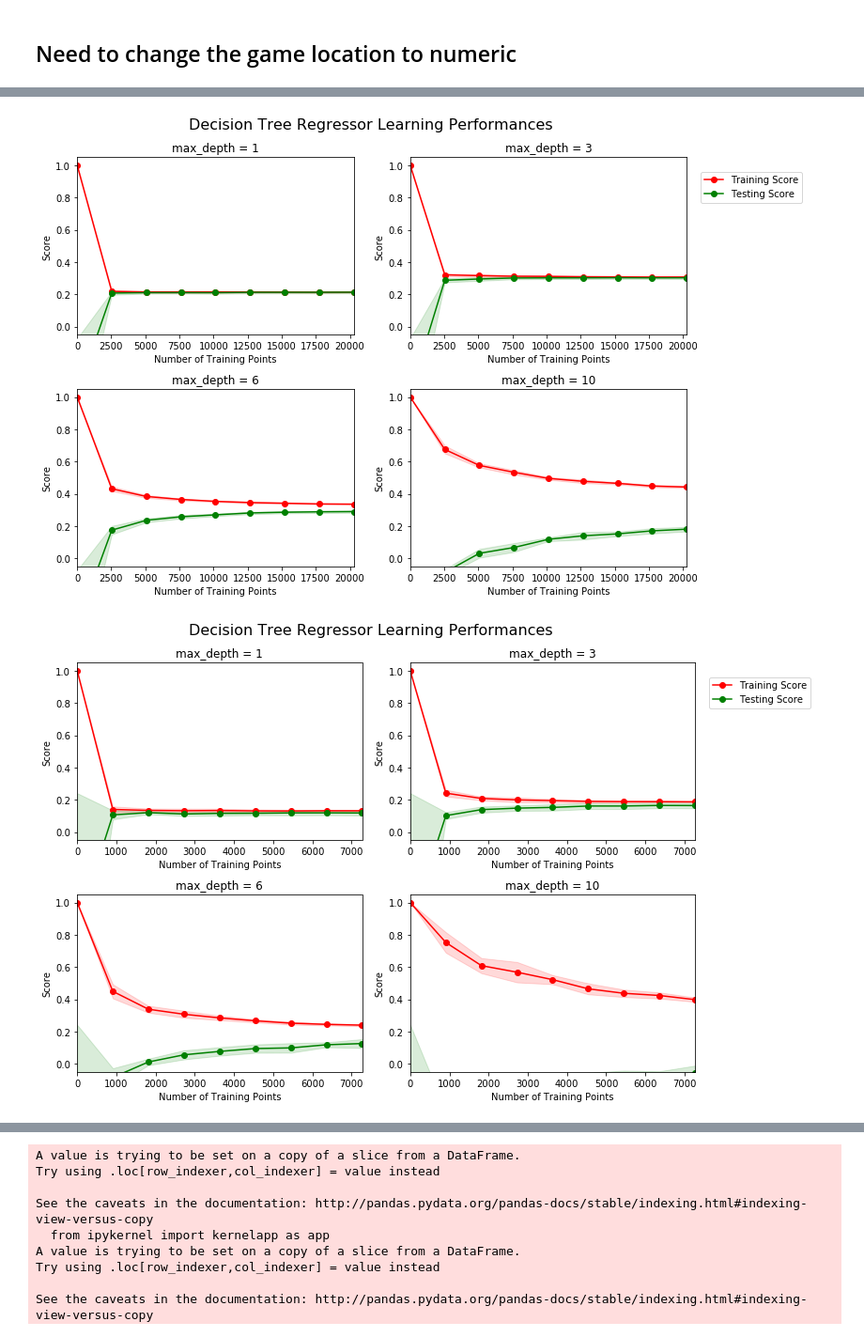
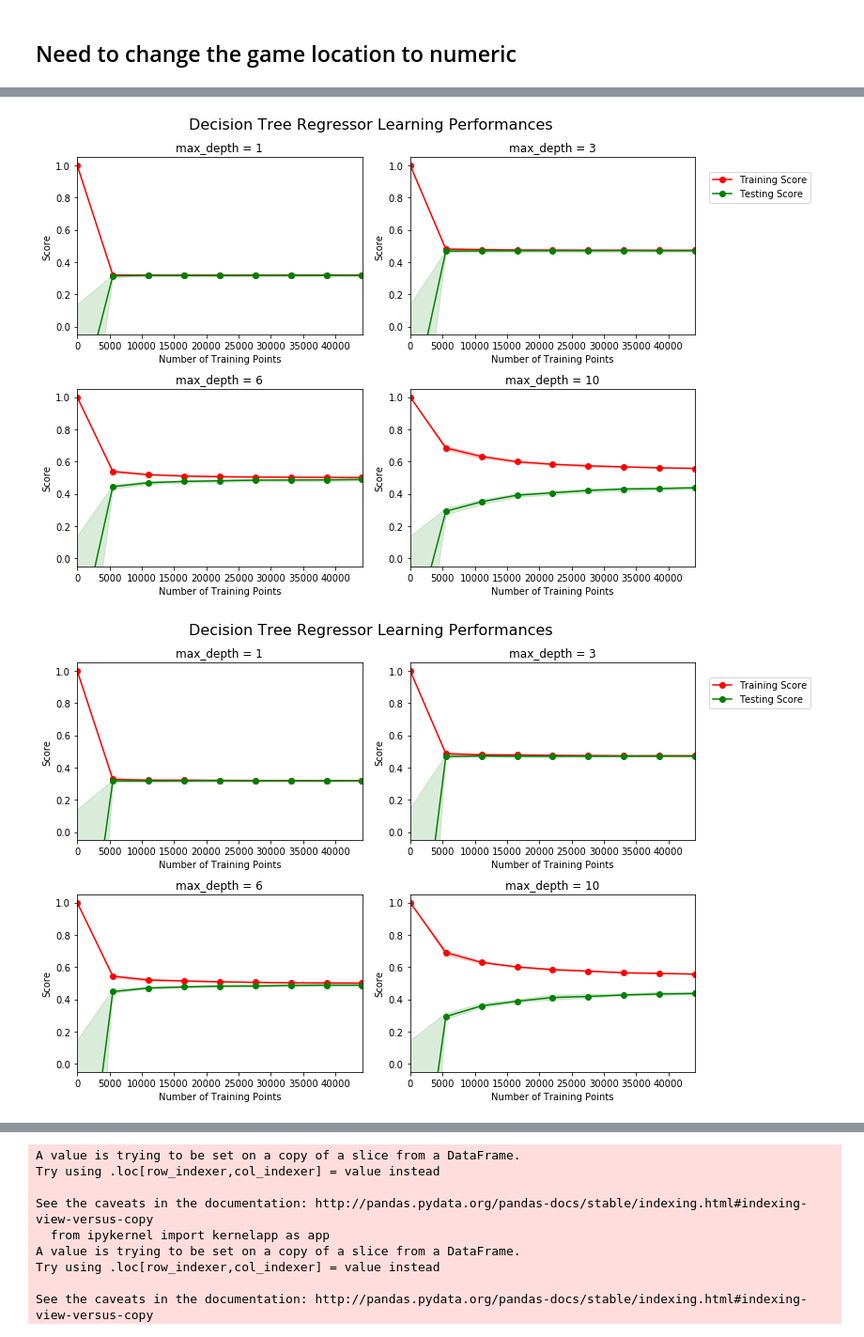
Before and after one commit to dquinn720/MLND_Capstone_NBA, a Jupyter notebook: Capstone_Project_NBA.ipynb, the cells around one changed output, grey strips where cells are left out. Shown at 94% size. Cells and saved outputs as stored; diff of their text form; code cells hidden in the pictures.

```diff
--- a/Capstone_Project_NBA.ipynb
+++ b/Capstone_Project_NBA.ipynb
@@ -53,0 +86,2 @@ the last game is: 2017-01-27 00:00:00
+# %%
+full_data['fantasy_trans']=np.power(full_data['fantasy'],0.5)
@@ -142,3 +364,31 @@ features_clean=features.dropna()
+# %%
+#drop the stats that I don't need
+features = final_data.drop(['player','game_date','age','player_team','opp_team','result',
+                            'gs','mp','fg','fga','fgp','ft','fta','ftp','ast','orb','drb','trb',
+                            'stl','blk','p3','p3a','p3p','pts','plus_minus',
+                            'game_score','year_end','tov','pf','opp_sum_fantasy', 'rest_days'], axis=1)
+
+#remove the NA's
+features_clean_notrans = features.dropna()
+
+#transform the features into normal distributions
+features['avg10fantasy_trans']=np.power(features['avg10fantasy'],0.5)
+features['avg3fantasy_trans']=np.power(features['avg3fantasy'],0.5)
+features['avg10pts_trans']=np.power(features['avg10pts'],0.5)
+features['avg3pts_trans']=np.power(features['avg3pts'],0.5)
+features['avg10trb_trans']=np.power(features['avg10trb'],0.5)
+features['avg3trb_trans']=np.power(features['avg3trb'],0.5)
+features['avg10ast_trans']=np.power(features['avg10ast'],0.5)
+features['avg3ast_trans']=np.power(features['avg3ast'],0.5)
+features['avg10fga_trans']=np.power(features['avg10fga'],0.5)
+features['avg3fga_trans']=np.power(features['avg3fga'],0.5)
+
+
+#drop the untransformed features
+features_trans = features.drop(['avg10fantasy','avg3fantasy', 'avg10pts','avg3pts','avg10trb','avg3trb','avg10ast','avg3ast', 'avg10fga','avg3fga'], axis=1)
+
+#drop any NA's due to negative data (can't take negative of sq root)
+features_clean_trans=features_trans.dropna()
 # %% [markdown]
 ## Let's examine the fantasy scores
 
@@ -177,6 +414,11 @@ features_one_sd_final=features_one_sd.drop('fantasy', axis=1)
+# %%
+fantasy_notrans = features_clean_notrans['fantasy']
+fantasy_trans1 = features_clean_notrans['fantasy_trans']
+fantasy_trans2 = features_clean_trans['fantasy_trans']
+features_final_notrans = features_clean_notrans.drop(['fantasy', 'fantasy_trans'],axis=1)
+features_final_trans = features_clean_trans.drop(['fantasy', 'fantasy_trans'],axis=1)
 # %% [markdown]
 ## Need to change the game location to numeric
 # %%
-features_final.replace(['H','A'],[1,0], inplace=True)
-features_avg_final.replace(['H','A'],[1,0], inplace=True)
-features_one_sd_final.replace(['H','A'],[1,0], inplace=True)
+features_final_notrans.replace(['H','A'],[1,0], inplace=True)
+features_final_trans.replace(['H','A'],[1,0], inplace=True)
@@ -206,8 +478,8 @@ vs.ModelLearning(features_final, fantasy)
 # %%
-vs.ModelLearning(features_avg_final, fantasy_avg)
+vs.ModelLearning(features_final_notrans, fantasy_trans1)
 # %% [output]
-[figure, old version]
+[figure, new version]
 # %%
-vs.ModelLearning(features_one_sd_final, fantasy_one_sd)
+vs.ModelLearning(features_final_trans, fantasy_trans2)
 # %% [output]
-[figure, old version]
+[figure, new version]
```
Also changed, not shown: parts of 92 cells of this notebook, 2 other files.
